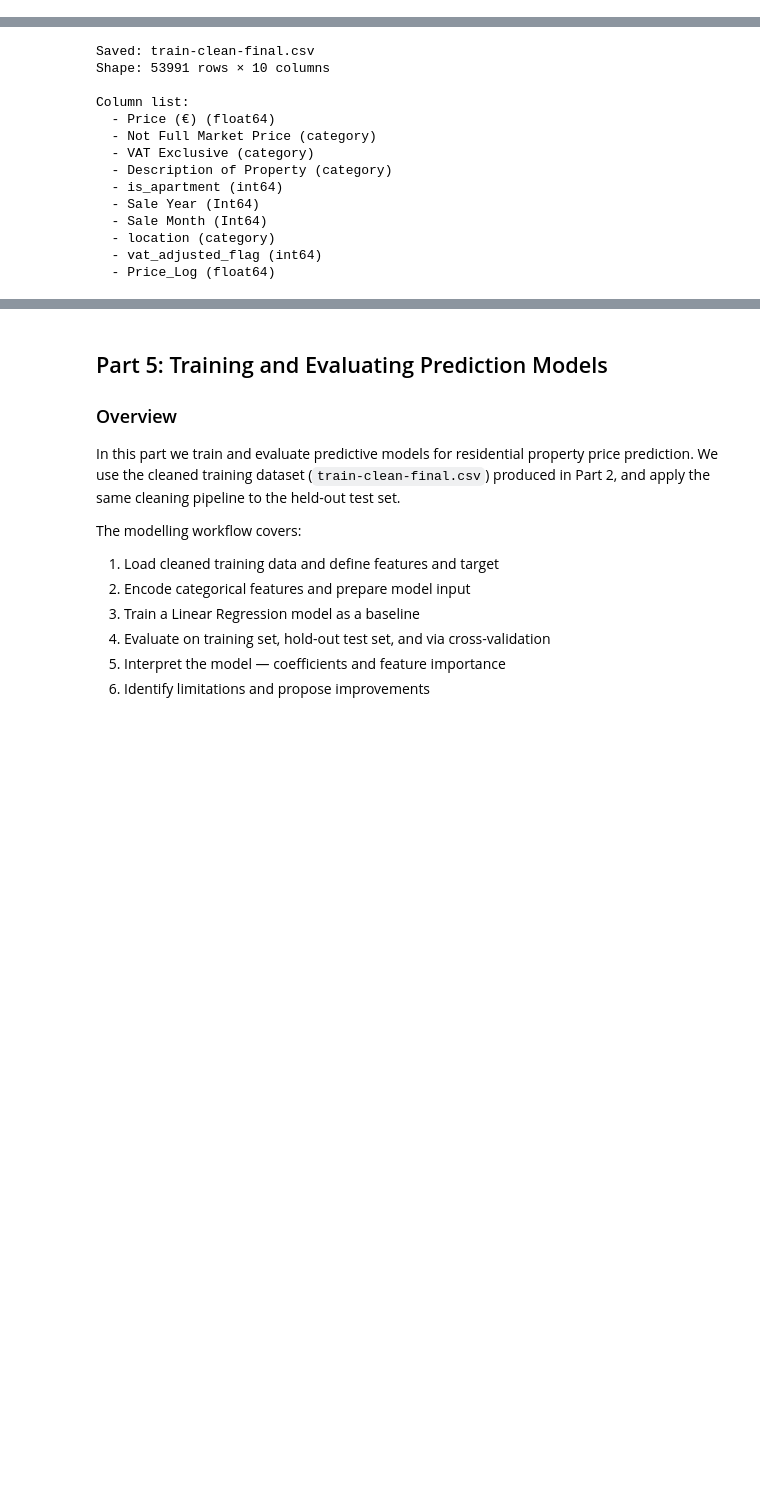
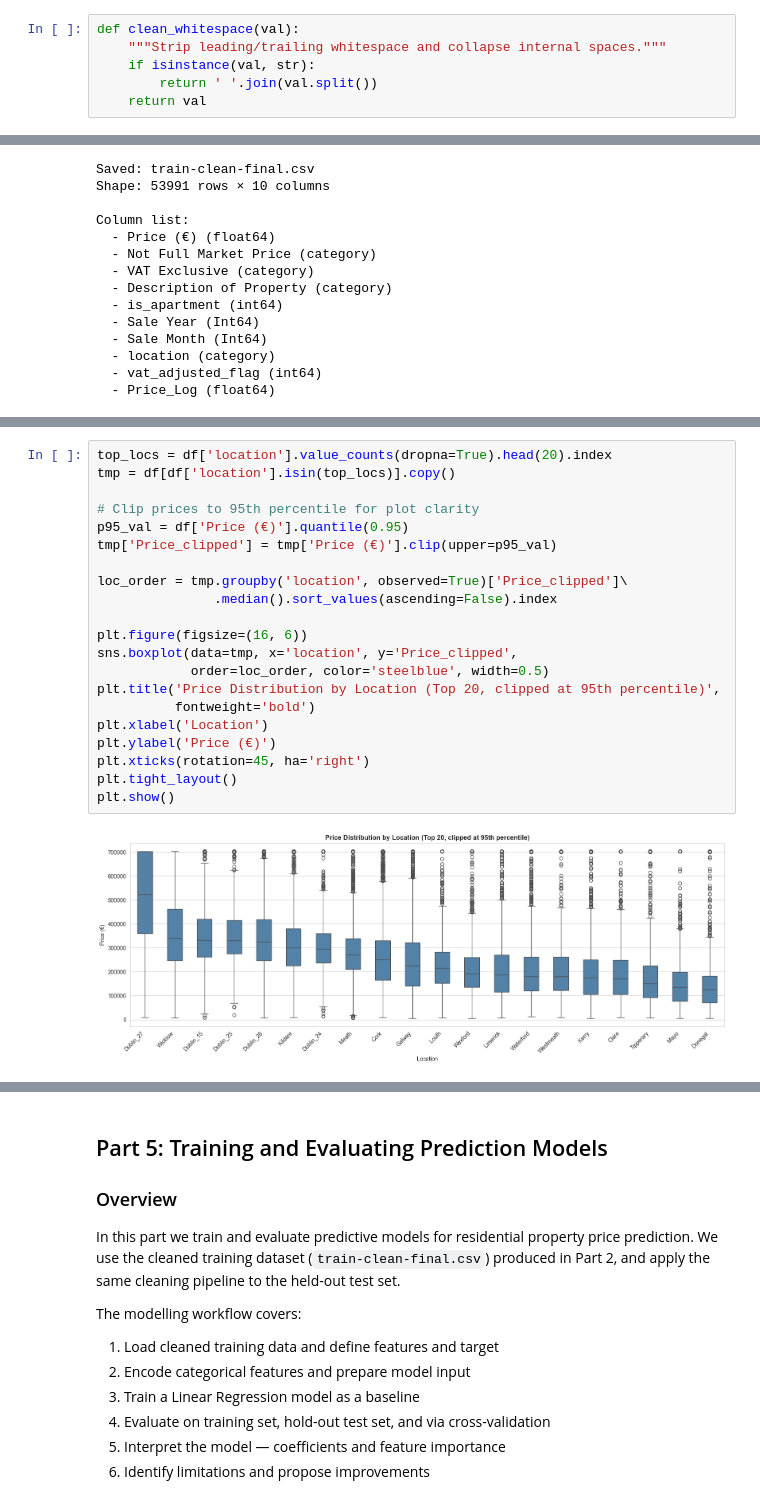
Before and after one commit to ucdda/COMP47350_DataAnalysis, a Jupyter notebook: organize/project.ipynb, the cells around one changed output, grey strips where cells are left out. Drawn from its saved outputs; the diff is of its cells as text; blank space fills up the shorter version.

```diff
--- a/organize/project.ipynb
+++ b/organize/project.ipynb
@@ -953,6 +883,12 @@ We apply the following transformations:
 - **Price parsing**: strip `€` and commas from `Price (€)`, convert to `float64`.
 - **Temporal features**: derive `Sale Year` and `Sale Month` as numeric integers.
 - **Categorical conversion**: convert low-cardinality text fields to `category` dtype.
+# %%
+def clean_whitespace(val):
+    """Strip leading/trailing whitespace and collapse internal spaces."""
+    if isinstance(val, str):
+        return ' '.join(val.split())
+    return val
 # %%
 before = df.shape
 
@@ -1409,0 +1356,23 @@ Column list:
+# %%
+top_locs = df['location'].value_counts(dropna=True).head(20).index
+tmp = df[df['location'].isin(top_locs)].copy()
+
+# Clip prices to 95th percentile for plot clarity
+p95_val = df['Price (€)'].quantile(0.95)
+tmp['Price_clipped'] = tmp['Price (€)'].clip(upper=p95_val)
+
+loc_order = tmp.groupby('location', observed=True)['Price_clipped']\
+               .median().sort_values(ascending=False).index
+
+plt.figure(figsize=(16, 6))
+sns.boxplot(data=tmp, x='location', y='Price_clipped',
+            order=loc_order, color='steelblue', width=0.5)
+plt.title('Price Distribution by Location (Top 20, clipped at 95th percentile)',
+          fontweight='bold')
+plt.xlabel('Location')
+plt.ylabel('Price (€)')
+plt.xticks(rotation=45, ha='right')
+plt.tight_layout()
+plt.show()
+# %% [output]
+[figure, added]
```
Also changed, not shown: parts of 29 cells of this notebook, 1 other file.
